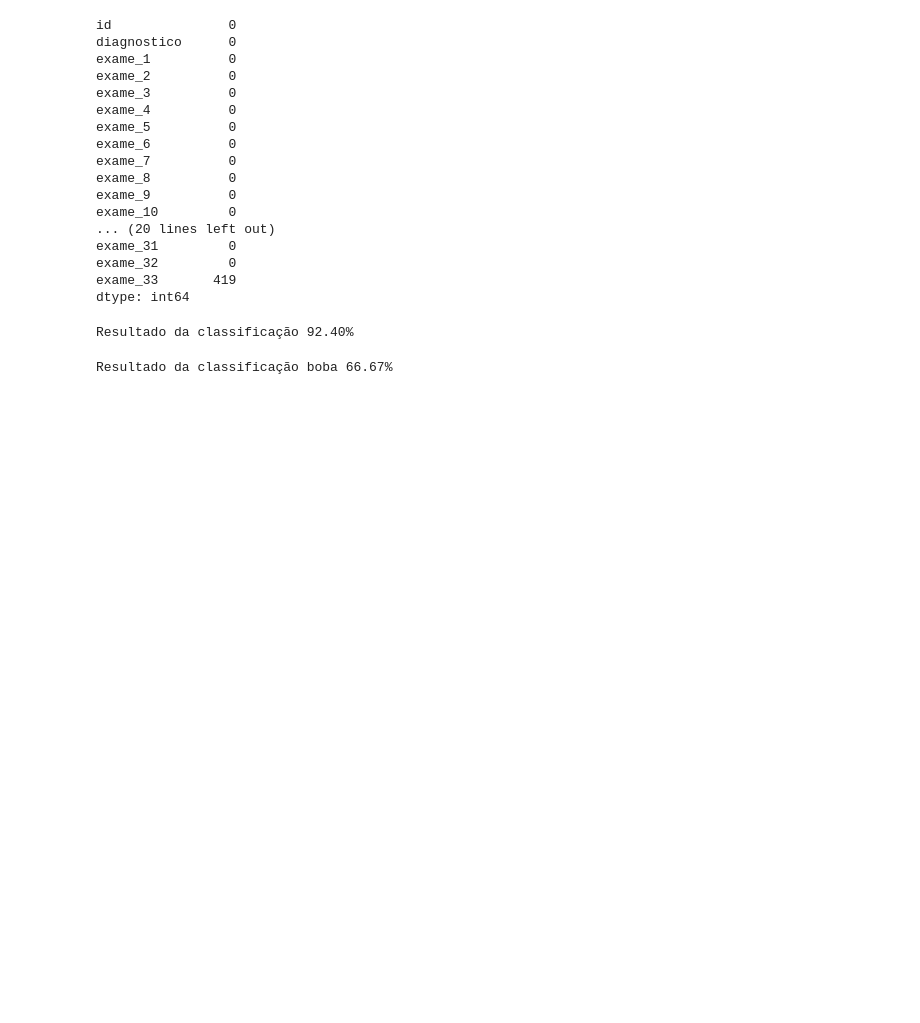
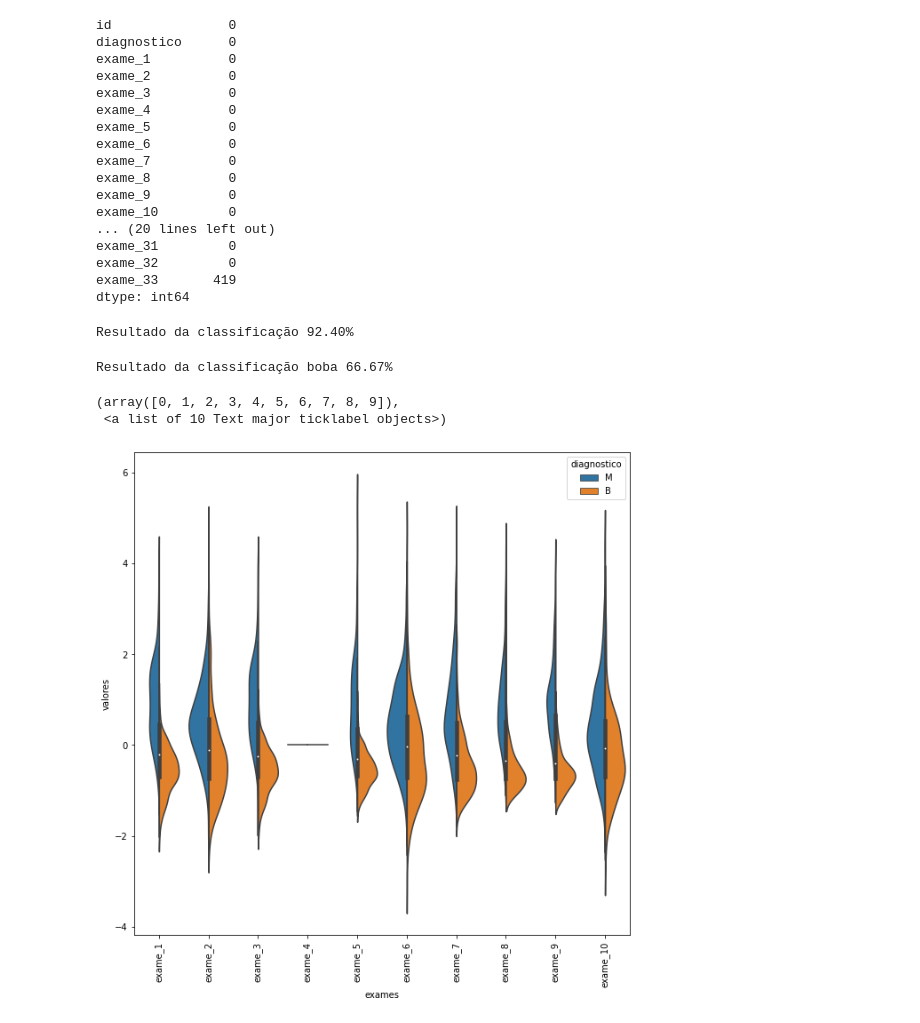
Before and after one commit to OseiasBeu/Data-Science, a Jupyter notebook: PrevisaoDeCancer.ipynb, the cells around one changed output. Drawn from its saved outputs; the diff is of its cells as text; code cells hidden in the pictures; blank space fills up the shorter version.

Commit message:
Remover features correlacionadas e de valores constantes

```diff
--- a/PrevisaoDeCancer.ipynb
+++ b/PrevisaoDeCancer.ipynb
@@ -99,0 +104,27 @@ Resultado da classificação boba 66.67%
+# %%
+
+padronizador= StandardScaler()
+padronizador.fit(valores_exames_v1)
+valores_exames_v2 = padronizador.transform(valores_exames_v1)
+valores_exames_v2 = pd.DataFrame(data=valores_exames_v2,
+                                 columns= valores_exames_v1.keys())
+
+dados_plot = pd.concat([diagnostico, valores_exames_v2.iloc[:,0:10]],axis = 1)
+dados_plot = pd.melt(dados_plot,
+                     id_vars='diagnostico',
+                     var_name='exames',
+                     value_name='valores')
+# dados_plot
+
+
+plt.figure(figsize=(10,10))
+sns.violinplot(x = 'exames',
+               y= 'valores',
+               hue= 'diagnostico',
+               data = dados_plot,
+               split=True)
+plt.xticks(rotation=90)
+# %% [output]
+(array([0, 1, 2, 3, 4, 5, 6, 7, 8, 9]),
+ <a list of 10 Text major ticklabel objects>)
+[figure, added]
```
Also changed, not shown: parts of 16 cells of this notebook.
